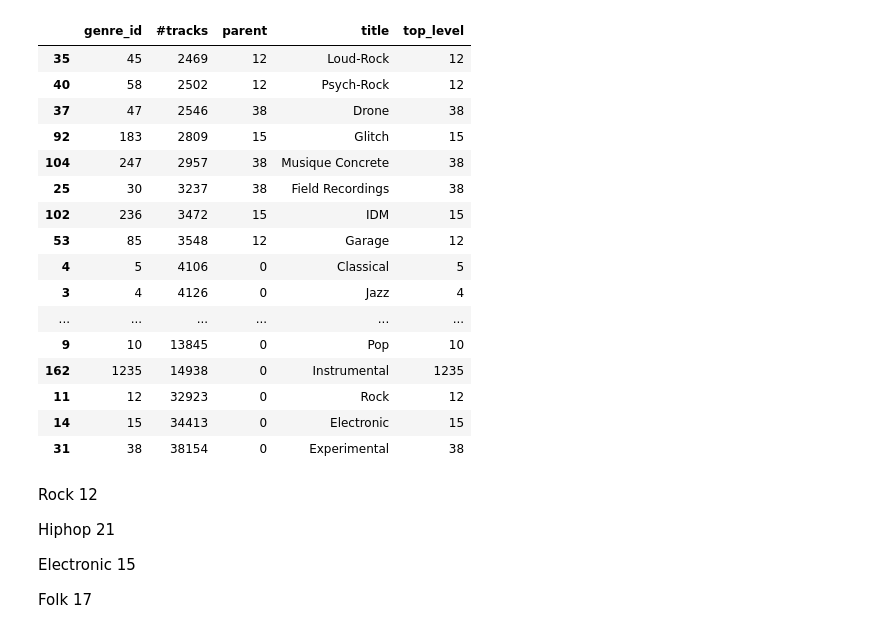
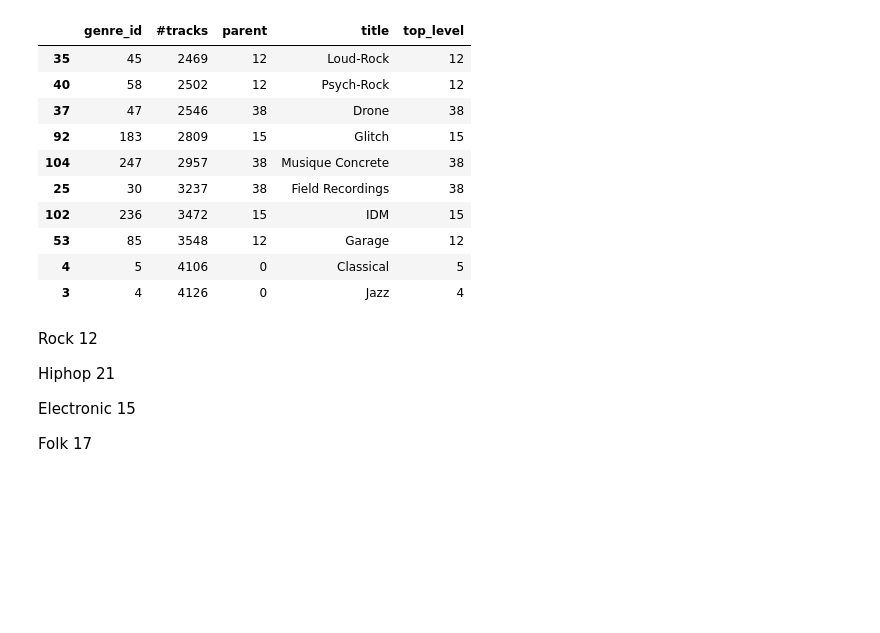
Before and after one commit to ucsd-dsc-arts/dsc160-midterm-group2, a Jupyter notebook: code/UMAP.ipynb, the cells around one changed output. Saved outputs shown, nothing was run; the diff lists cells and outputs as text; code cells hidden in the pictures; blank space fills up the shorter version.

```diff
--- a/code/UMAP.ipynb
+++ b/code/UMAP.ipynb
@@ -20,25 +20,19 @@ tracks = pd.read_csv(os.path.join("../../", "fma_metadata", "tracks.csv"), index
 # %%
 genres = pd.read_csv(os.path.join("../../", "fma_metadata", "genres.csv"))
 # %%
-genres.sort_values('#tracks')[-30:]
+genres.sort_values('#tracks')[-30:].head(10)
 # %% [output]
 |  | genre_id | #tracks | parent | title | top_level |
 | 35 | 45 | 2469 | 12 | Loud-Rock | 12 |
 | 40 | 58 | 2502 | 12 | Psych-Rock | 12 |
 | 37 | 47 | 2546 | 38 | Drone | 38 |
 | 92 | 183 | 2809 | 15 | Glitch | 15 |
 | 104 | 247 | 2957 | 38 | Musique Concrete | 38 |
 | 25 | 30 | 3237 | 38 | Field Recordings | 38 |
 | 102 | 236 | 3472 | 15 | IDM | 15 |
 | 53 | 85 | 3548 | 12 | Garage | 12 |
 | 4 | 5 | 4106 | 0 | Classical | 5 |
 | 3 | 4 | 4126 | 0 | Jazz | 4 |
-| ... | ... | ... | ... | ... | ... |
-| 9 | 10 | 13845 | 0 | Pop | 10 |
-| 162 | 1235 | 14938 | 0 | Instrumental | 1235 |
-| 11 | 12 | 32923 | 0 | Rock | 12 |
-| 14 | 15 | 34413 | 0 | Electronic | 15 |
-| 31 | 38 | 38154 | 0 | Experimental | 38 |
 # %% [markdown]
 Rock 12
 
```
Also changed, not shown: parts of 17 cells of this notebook, 1 other file.
